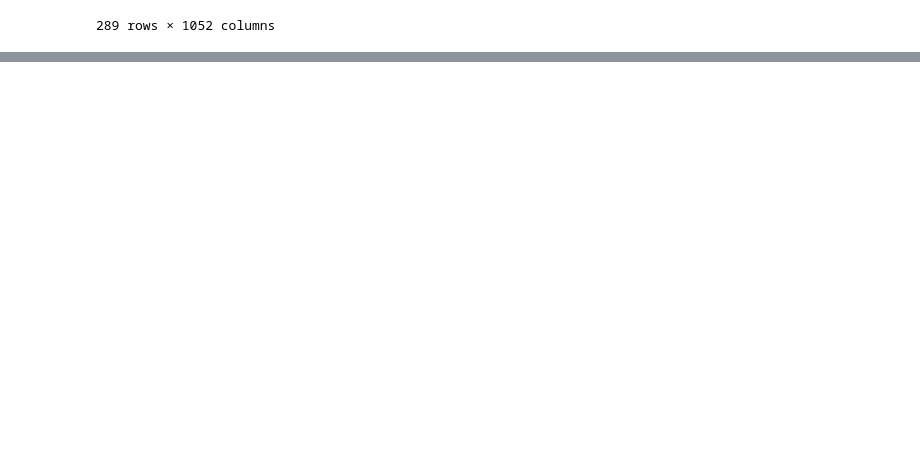
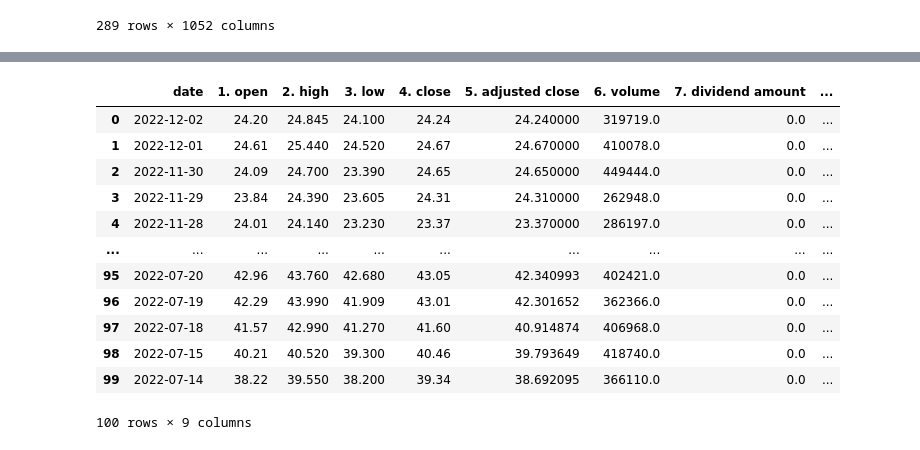
Before and after one commit to AIDA-Saskatchewan-polytechnic/Final_project_by_Naveen-Nilesh, a Jupyter notebook: Source/final_project.ipynb, the cells around one changed output, grey strips where cells are left out. Saved outputs shown, nothing was run; the diff lists cells and outputs as text; code cells hidden in the pictures; blank space fills up the shorter version.

```diff
--- a/Source/final_project.ipynb
+++ b/Source/final_project.ipynb
@@ -59,0 +130,18 @@ df_global_levela
+# %%
+#Reseting index of canadian stock exchange dataFrame.
+dataFrame_canadian = pd.DataFrame(b_canadian[0]).reset_index(level=0)
+dataFrame_canadian
+# %% [output]
+|  | date | 1. open | 2. high | 3. low | 4. close | 5. adjusted close | 6. volume | 7. dividend amount | ... |
+| 0 | 2022-12-02 | 24.20 | 24.845 | 24.100 | 24.24 | 24.240000 | 319719.0 | 0.0 | ... |
+| 1 | 2022-12-01 | 24.61 | 25.440 | 24.520 | 24.67 | 24.670000 | 410078.0 | 0.0 | ... |
+| 2 | 2022-11-30 | 24.09 | 24.700 | 23.390 | 24.65 | 24.650000 | 449444.0 | 0.0 | ... |
+| 3 | 2022-11-29 | 23.84 | 24.390 | 23.605 | 24.31 | 24.310000 | 262948.0 | 0.0 | ... |
+| 4 | 2022-11-28 | 24.01 | 24.140 | 23.230 | 23.37 | 23.370000 | 286197.0 | 0.0 | ... |
+| ... | ... | ... | ... | ... | ... | ... | ... | ... | ... |
+| 95 | 2022-07-20 | 42.96 | 43.760 | 42.680 | 43.05 | 42.340993 | 402421.0 | 0.0 | ... |
+| 96 | 2022-07-19 | 42.29 | 43.990 | 41.909 | 43.01 | 42.301652 | 362366.0 | 0.0 | ... |
+| 97 | 2022-07-18 | 41.57 | 42.990 | 41.270 | 41.60 | 40.914874 | 406968.0 | 0.0 | ... |
+| 98 | 2022-07-15 | 40.21 | 40.520 | 39.300 | 40.46 | 39.793649 | 418740.0 | 0.0 | ... |
+| 99 | 2022-07-14 | 38.22 | 39.550 | 38.200 | 39.34 | 38.692095 | 366110.0 | 0.0 | ... |
+100 rows × 9 columns
```
Also changed, not shown: parts of 10 cells of this notebook.
